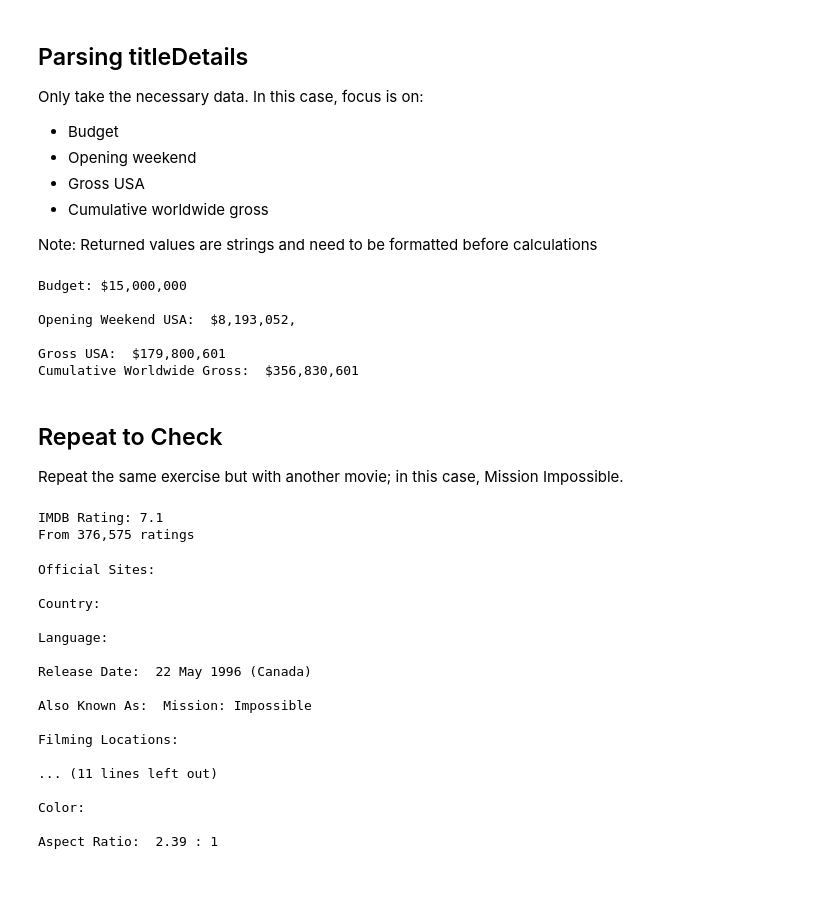
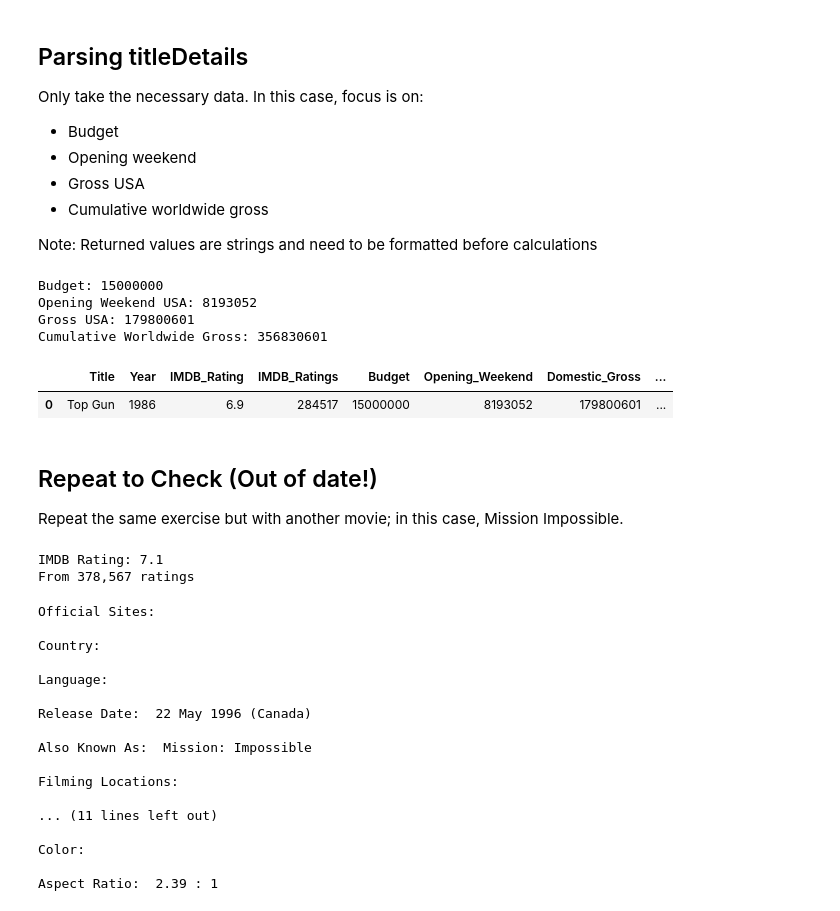
Before and after one commit to jjjooordan/IMDB-boxoffice-scraper, a Jupyter notebook: Web Scraper Development - IMDB Film Details.ipynb, the cells around one changed output. Saved outputs shown, nothing was run; the diff lists cells and outputs as text; code cells hidden in the pictures; blank space fills up the shorter version.

Commit message:
Updated to parse data and convert to DataFrame
Development Notebooks updated for converting scraped data into floats or integers for DataFrame ingestion.

```diff
--- a/Web Scraper Test - IMDB Film Details.ipynb
+++ b/Web Scraper Development - IMDB Film Details.ipynb
@@ -95,28 +129,60 @@ Note: Returned values are strings and need to be formatted before calculations
 # %%
 # budgetTag = soup.find('h4', text = 'Budget:')
 budgetTag = soup.find('h4', text = re.compile('^Budg'))
-budgetVal = budgetTag.next_sibling
+str_budgetVal = budgetTag.next_sibling
+budgetVal = budget_test.replace('$','')
+budgetVal = int(budgetVal)
 print(budgetTag.text, budgetVal)
 
 openingTag = soup.find('h4', text = re.compile('^Opening Weekend'))
-openingVal = openingTag.next_sibling
+str_openingVal = openingTag.next_sibling
+openingVal = str_openingVal.replace('$','')
+openingVal = openingVal.replace(',','')
+openingVal = int(openingVal)
 print(openingTag.text, openingVal)
 
 domesticTag = soup.find('h4', text = re.compile('^Gross '))
-domesticVal = domesticTag.next_sibling
+str_domesticVal = domesticTag.next_sibling
+domesticVal = str_domesticVal.replace('$','')
+domesticVal = domesticVal.replace(',','')
+domesticVal = int(domesticVal)
 print(domesticTag.text, domesticVal)
 
 worldwideTag = soup.find('h4', text = re.compile('^Cumulative Worldwide Gross'))
-worldwideVal = worldwideTag.next_sibling
+str_worldwideVal = worldwideTag.next_sibling
+worldwideVal = str_worldwideVal.replace('$','')
+worldwideVal = worldwideVal.replace(',','')
+worldwideVal = int(worldwideVal)
 print(worldwideTag.text, worldwideVal)
 # %% [output]
-Budget: $15,000,000
-
-Opening Weekend USA:  $8,193,052,
-
-Gross USA:  $179,800,601
-Cumulative Worldwide Gross:  $356,830,601
+Budget: 15000000
+Opening Weekend USA: 8193052
+Gross USA: 179800601
+Cumulative Worldwide Gross: 356830601
+# %%
+# Putting it together into a sample DataFrame:
+# Assemble all key values into an array:
+# Title, Year, IMDB Rating, # of Ratings, Budget, Opening Weekend, Gross Domestic, Cumulative Gross
+# title, year, imdbRating, imdbRatingQty, budgetVal, openingVal, domesticVal, worldwideVal
+
+filmdata = []
+filmdata.append([title, year, imdbRating, imdbRatingQty, budgetVal, openingVal, domesticVal, worldwideVal])
+
+# Convert to DataFrame:
+pdfilmdata = pd.DataFrame(filmdata, columns = ['Title',
+                                               'Year',
+                                               'IMDB_Rating',
+                                               'IMDB_Ratings',
+                                               'Budget',
+                                               'Opening_Weekend',
+                                               'Domestic_Gross',
+                                               'Worldwide_Gross'
+                                              ])
+pdfilmdata
+# %% [output]
+|  | Title | Year | IMDB_Rating | IMDB_Ratings | Budget | Opening_Weekend | Domestic_Gross | ... |
+| 0 | Top Gun | 1986 | 6.9 | 284517 | 15000000 | 8193052 | 179800601 | ... |
 # %% [markdown]
-## Repeat to Check
+## Repeat to Check (Out of date!)
 Repeat the same exercise but with another movie; in this case, Mission Impossible.
 # %%
@@ -133,13 +199,13 @@ soup2 = BeautifulSoup(r2.content, 'html.parser')
 # %%
 # Within 'soup', find all <div> tag with 'class' attribute "imdbRating"
-imdbRatingdata2 = soup2.find('div', class_ = 'imdbRating')
-print("IMDB Rating:", imdbRatingdata2.strong.text)
-print("From", imdbRatingdata2.a.text, "ratings")
-imdbRating2 = imdbRatingdata2.strong.text
-imdbRatingValue2 = imdbRatingdata2.a.text
+imdbRatingdata_test = soup_test.find('div', class_ = 'imdbRating')
+print("IMDB Rating:", imdbRatingdata_test.strong.text)
+print("From", imdbRatingdata_test.a.text, "ratings")
+imdbRating_test = imdbRatingdata_test.strong.text
+imdbRatingValue_test = imdbRatingdata_test.a.text
 # %% [output]
 IMDB Rating: 7.1
-From 376,575 ratings
+From 378,567 ratings
 # %%
 # Within 'soup', find all <div> tag with 'id' attribute "titleDetails"
 titleDetails2 = soup2.find('div', id = 'titleDetails').find_all('h4')
```
Also changed, not shown: parts of 6 cells of this notebook, 2 other files.
